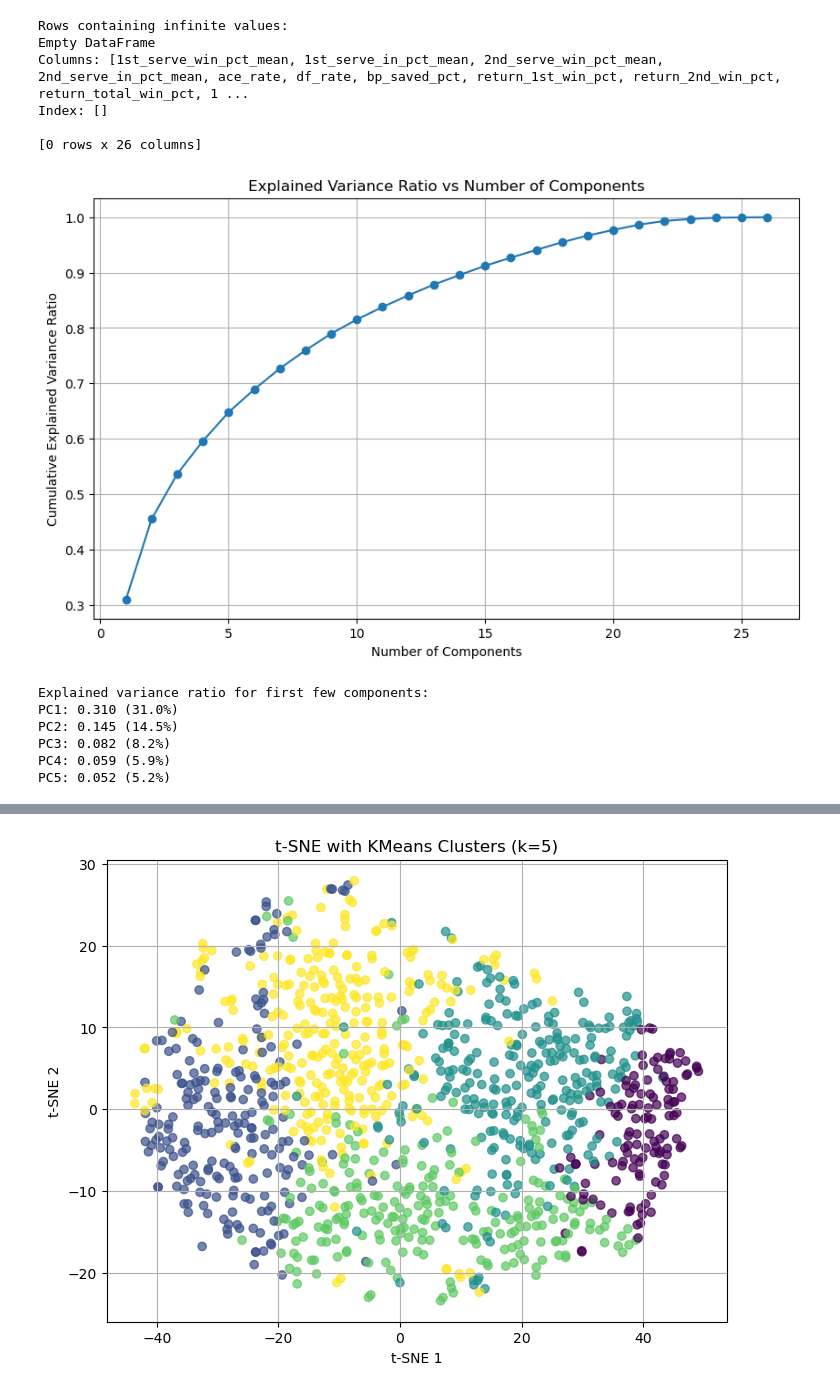
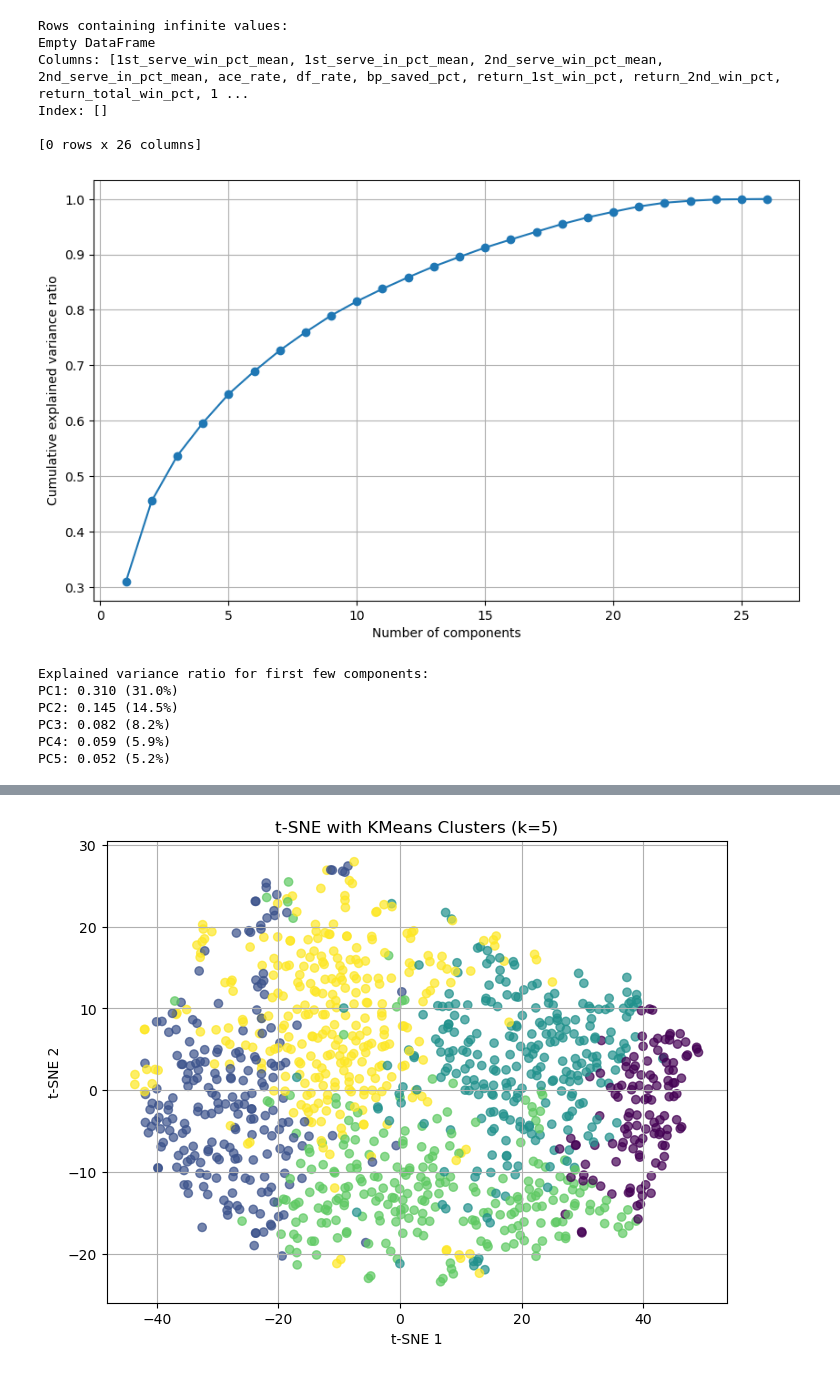
Before and after one commit to liankwang/tennis-h2h-prediction, a Jupyter notebook: src/pca.ipynb, the cells around one changed output, grey strips where cells are left out. Cells and saved outputs as stored; diff of their text form; code cells hidden in the pictures.

```diff
--- a/src/pca.ipynb
+++ b/src/pca.ipynb
@@ -33,37 +33,37 @@ X_pca = pca.fit_transform(X_scaled)
 
 # Calculate explained variance ratio
 explained_variance_ratio = pca.explained_variance_ratio_
 cumulative_variance_ratio = np.cumsum(explained_variance_ratio)
 
 # Plot explained variance ratio
 plt.figure(figsize=(10, 6))
 plt.plot(range(1, len(explained_variance_ratio) + 1), cumulative_variance_ratio, 'bo-', color='tab:blue')
-plt.xlabel('Number of Components')
-plt.ylabel('Cumulative Explained Variance Ratio')
-plt.title('Explained Variance Ratio vs Number of Components')
+plt.xlabel('Number of components')
+plt.ylabel('Cumulative explained variance ratio')
+#plt.title('Explained variance ratio vs number of components')
 plt.grid(True)
 plt.savefig('../output/exploratory/explained_variance_ratio.png', dpi=300)
 plt.show()
 
 # Create a DataFrame with PCA results
 pca_df = pd.DataFrame(
     X_pca,
     columns=[f'PC{i+1}' for i in range(X_pca.shape[1])],
     index=df.index
 )
 
 # Display first few components and their explained variance
 print("\nExplained variance ratio for first few components:")
 for i, var in enumerate(explained_variance_ratio[:5], 1):
     print(f"PC{i}: {var:.3f} ({var*100:.1f}%)")
 # %% [output]
 Rows containing infinite values:
 Empty DataFrame
 Columns: [1st_serve_win_pct_mean, 1st_serve_in_pct_mean, 2nd_serve_win_pct_mean, 2nd_serve_in_pct_mean, ace_rate, df_rate, bp_saved_pct, return_1st_win_pct, return_2nd_win_pct, return_total_win_pct, 1 ...
 Index: []
 
 [0 rows x 26 columns]
-[figure, old version]
+[figure, new version]
 Explained variance ratio for first few components:
 PC1: 0.310 (31.0%)
 PC2: 0.145 (14.5%)
```
Also changed, not shown: parts of 2 cells of this notebook, 6 other files.
